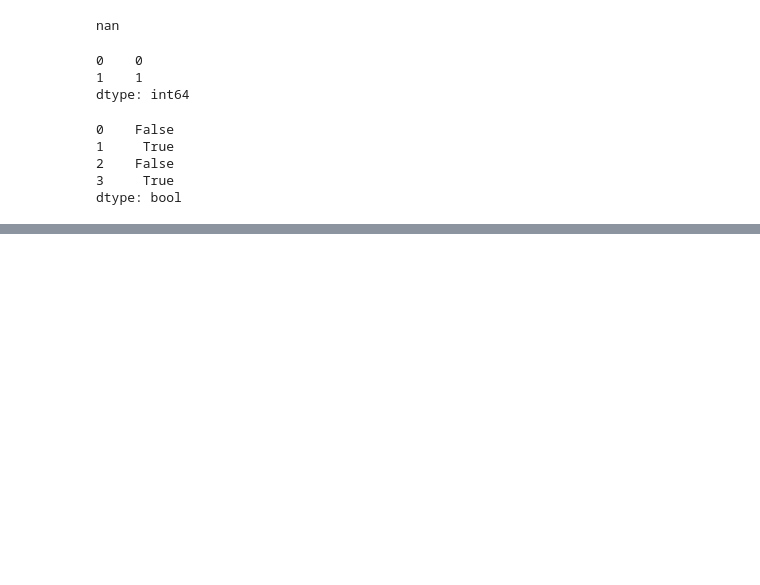
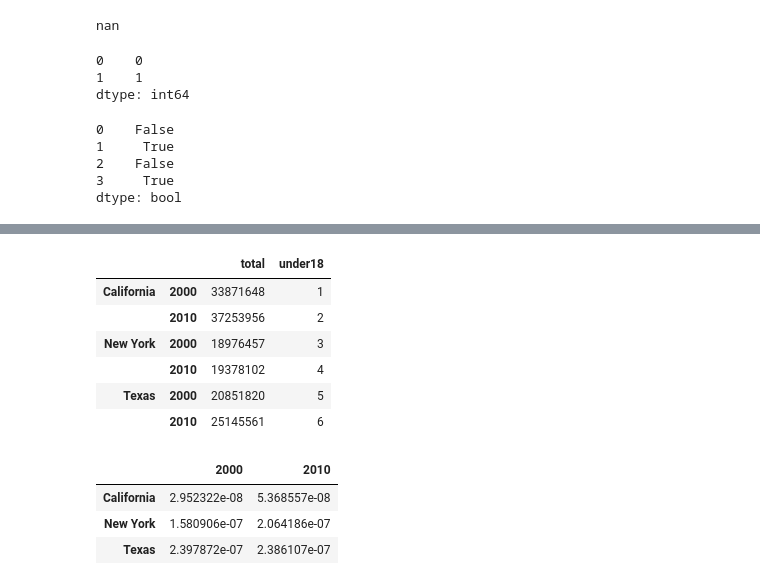
Before and after one commit to PeinWu/data-science-ipython-notebook, a Jupyter notebook: Pandas.ipynb, the cells around one changed output, grey strips where cells are left out. Drawn from its saved outputs; the diff is of its cells as text; code cells hidden in the pictures; blank space fills up the shorter version.

```diff
--- a/Pandas.ipynb
+++ b/Pandas.ipynb
@@ -554,0 +645,10 @@ dtype: bool
+# %%
+
+index = [('California', 2000), ('California', 2010),
+         ('New York', 2000), ('New York', 2010),
+         ('Texas', 2000), ('Texas', 2010)]
+populations = [33871648, 37253956,
+               18976457, 19378102,
+               20851820, 25145561]
+pop = pd.Series(populations, index=index)
+pop
@@ -554,0 +663,2 @@ dtype: bool
+# %%
+index = pd.MultiIndex.from_tuples(index)
@@ -554,0 +670,2 @@ dtype: bool
+# %%
+pop  = pop.reindex(index)
@@ -554,0 +703,12 @@ dtype: bool
+# %%
+pop_df = pd.DataFrame({'total':pop,
+                      'under18':[1,2,3,4,5,6]})
+pop_df
+# %% [output]
+|  |  | total | under18 |
+| California | 2000 | 33871648 | 1 |
+|  | 2010 | 37253956 | 2 |
+| New York | 2000 | 18976457 | 3 |
+|  | 2010 | 19378102 | 4 |
+| Texas | 2000 | 20851820 | 5 |
+|  | 2010 | 25145561 | 6 |
@@ -554,0 +717,7 @@ dtype: bool
+# %%
+f_u18.unstack()
+# %% [output]
+|  | 2000 | 2010 |
+| California | 2.952322e-08 | 5.368557e-08 |
+| New York | 1.580906e-07 | 2.064186e-07 |
+| Texas | 2.397872e-07 | 2.386107e-07 |
```
Also changed, not shown: parts of 23 cells of this notebook.
